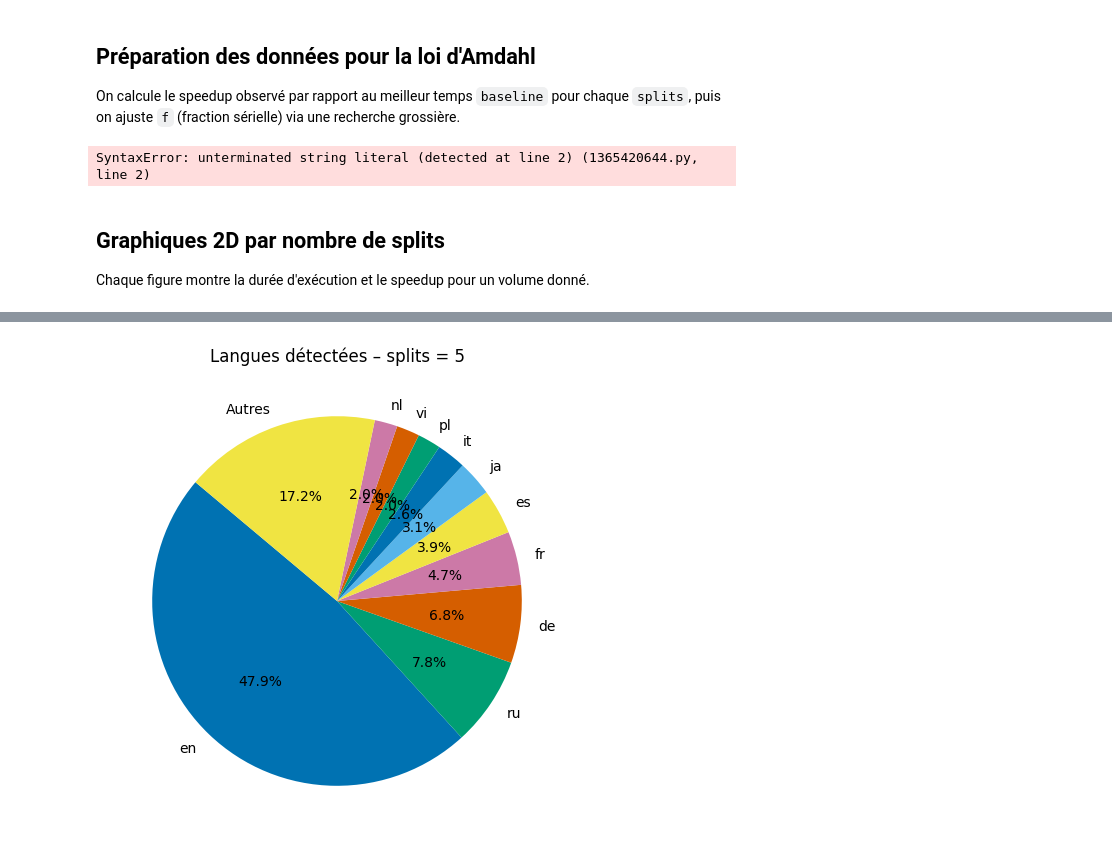
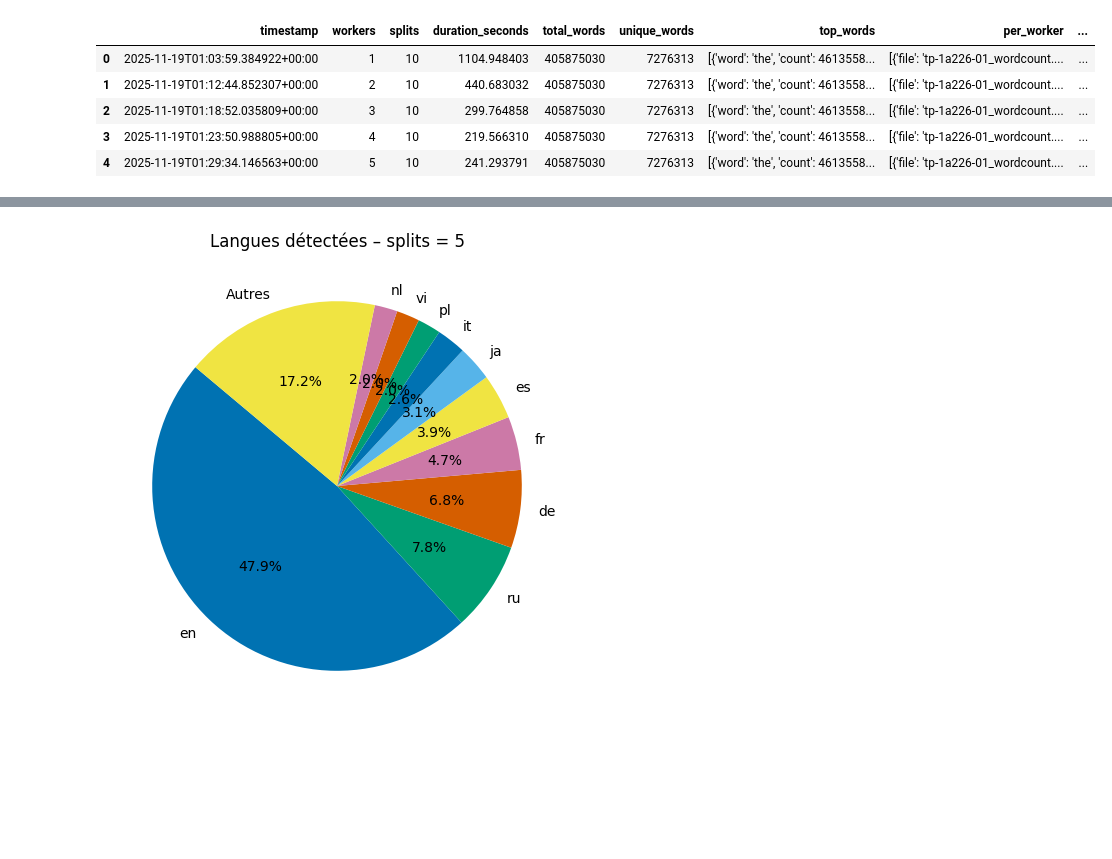
Before and after one commit to BNJ02/mapreduce_homemade, a Jupyter notebook: amdahl_analysis.ipynb, the cells around one changed output, grey strips where cells are left out. Saved outputs shown, nothing was run; the diff lists cells and outputs as text; code cells hidden in the pictures; blank space fills up the shorter version.

Commit message:
Premiers éléments d'analyse

```diff
--- a/amdahl_analysis.ipynb
+++ b/amdahl_analysis.ipynb
@@ -93,48 +45,22 @@ df.head()
-# %% [markdown]
-## Préparation des données pour la loi d'Amdahl
-
-On calcule le speedup observé par rapport au meilleur temps `baseline` pour chaque `splits`, puis on ajuste `f` (fraction sérielle) via une recherche grossière.
-# %%
-if not {'workers', 'splits', 'duration_seconds'}.issubset(df.columns):
-    raise KeyError("Le JSON ne contient pas les colonnes workers/splits/duration_seconds nécessaires à l'analyse Amdahl.")
-
-ref_times = (
-    df.sort_values('workers')
-      .groupby('splits')['duration_seconds']
-      .apply(lambda g: g[g['workers'] == g['workers'].min()]['duration_seconds'].mean())
-)
-
-baseline = df['splits'].map(ref_times)
-
-df = df.assign(speedup_observed=baseline / df['duration_seconds'])
-
-def fit_fraction(group):
-    w = group['workers'].values
-    s = group['speedup_observed'].values
-    f_candidates = np.linspace(0.0, 0.99, 1000)
-    errors = []
-    for f in f_candidates:
-        pred = 1.0 / (f + (1 - f) / w)
-        errors.append(np.mean((pred - s) ** 2))
-    idx = int(np.argmin(errors))
-    best_f = float(f_candidates[idx])
-    pred = 1.0 / (best_f + (1 - best_f) / w)
-    return best_f, pred
-
-rows = []
-for splits_val, group in df.groupby('splits'):
-    g = group.sort_values('workers')
-    f_hat, pred = fit_fraction(g)
-    g = g.copy()
-    g['amdahl_fraction'] = f_hat
-    g['speedup_amdahl'] = pred
-    rows.append(g)
-
-summary = pd.concat(rows, ignore_index=True)
-summary = summary.sort_values(['splits', 'workers']).reset_index(drop=True)
-summary.head()
-# %% [output]
-SyntaxError: unterminated string literal (detected at line 2) (1365420644.py, line 2)
-# %% [markdown]
-## Graphiques 2D par nombre de splits
-Chaque figure montre la durée d'exécution et le speedup pour un volume donné.
+# %%
+def flatten_lang(entry):
+    if isinstance(entry, list):
+        out = []
+        for item in entry:
+            if isinstance(item, dict) and 'lang' in item and 'count' in item:
+                try:
+                    out.append((item['lang'], int(item['count'])))
+                except (TypeError, ValueError):
+                    continue
+        return out
+    return []
+
+df['language_pairs'] = df.get('languages', []).apply(flatten_lang)
+df.head()
+# %% [output]
+|  | timestamp | workers | splits | duration_seconds | total_words | unique_words | top_words | per_worker | ... |
+| 0 | 2025-11-19T01:03:59.384922+00:00 | 1 | 10 | 1104.948403 | 405875030 | 7276313 | [{'word': 'the', 'count': 4613558... | [{'file': 'tp-1a226-01_wordcount.... | ... |
+| 1 | 2025-11-19T01:12:44.852307+00:00 | 2 | 10 | 440.683032 | 405875030 | 7276313 | [{'word': 'the', 'count': 4613558... | [{'file': 'tp-1a226-01_wordcount.... | ... |
+| 2 | 2025-11-19T01:18:52.035809+00:00 | 3 | 10 | 299.764858 | 405875030 | 7276313 | [{'word': 'the', 'count': 4613558... | [{'file': 'tp-1a226-01_wordcount.... | ... |
+| 3 | 2025-11-19T01:23:50.988805+00:00 | 4 | 10 | 219.566310 | 405875030 | 7276313 | [{'word': 'the', 'count': 4613558... | [{'file': 'tp-1a226-01_wordcount.... | ... |
+| 4 | 2025-11-19T01:29:34.146563+00:00 | 5 | 10 | 241.293791 | 405875030 | 7276313 | [{'word': 'the', 'count': 4613558... | [{'file': 'tp-1a226-01_wordcount.... | ... |
```
Also changed, not shown: parts of 15 cells of this notebook, 1 other file.
